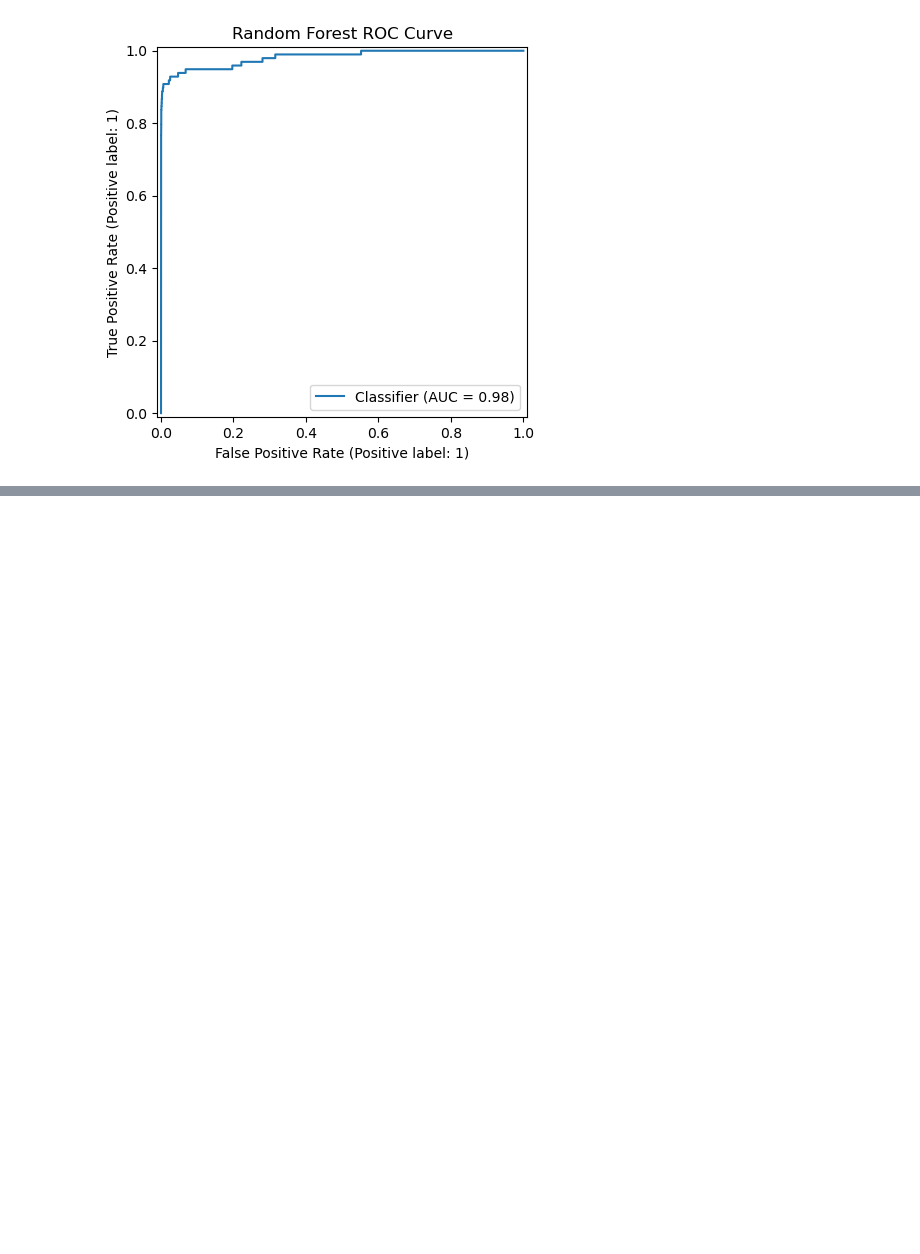
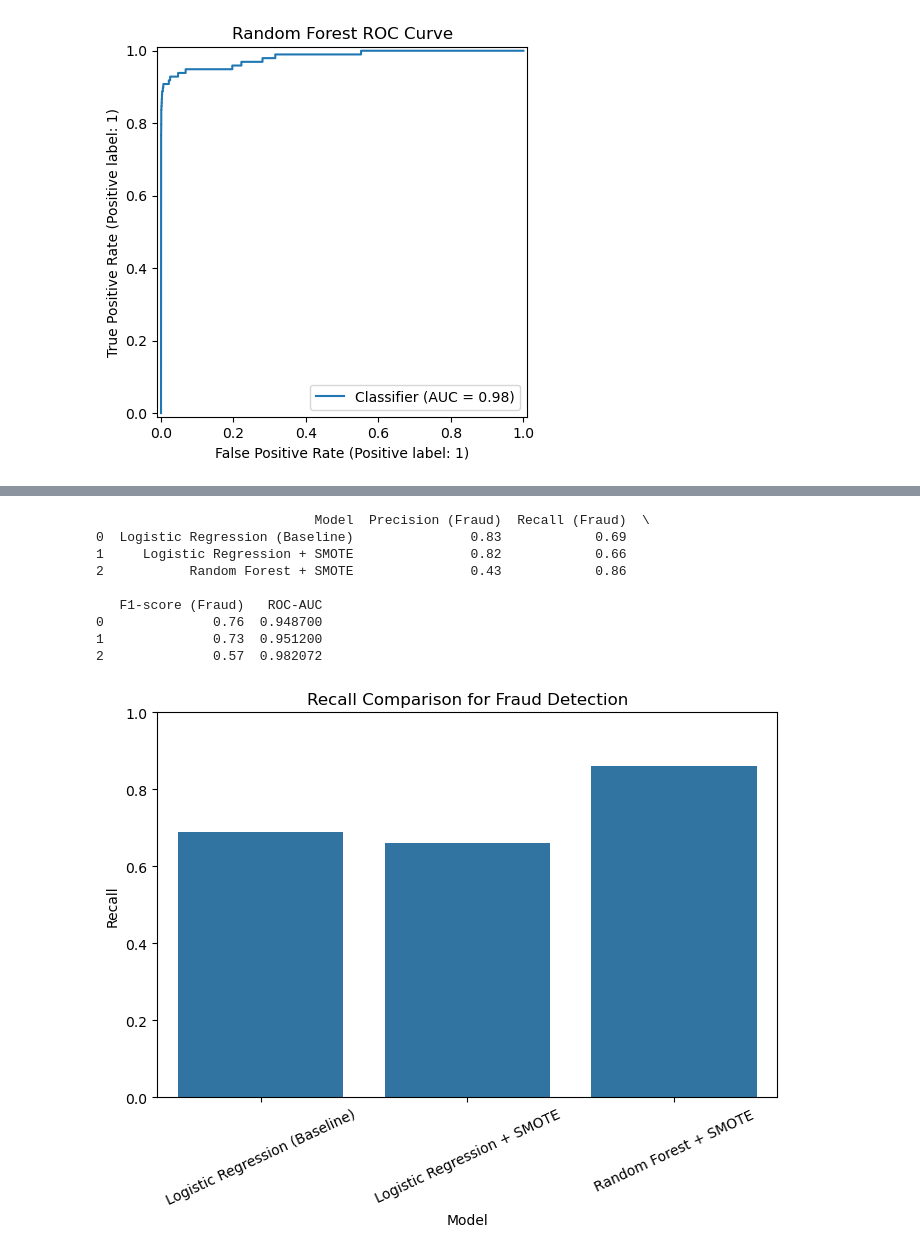
Before and after one commit to alexjrobson/fraud-detection, a Jupyter notebook: notebooks/fraud_detection_mvp.ipynb, the cells around one changed output, grey strips where cells are left out. Cells and saved outputs as stored; diff of their text form; code cells hidden in the pictures; blank space fills up the shorter version.

```diff
--- a/notebooks/fraud_detection_mvp.ipynb
+++ b/notebooks/fraud_detection_mvp.ipynb
@@ -156,0 +218,56 @@ ROC-AUC: 0.9820723344205436
+# %%
+import pandas as pd
+import matplotlib.pyplot as plt
+import seaborn as sns
+
+# Collect key metrics
+comparison = pd.DataFrame({
+    "Model": [
+        "Logistic Regression (Baseline)",
+        "Logistic Regression + SMOTE",
+        "Random Forest + SMOTE"
+    ],
+    "Precision (Fraud)": [
+        0.83,  # Baseline LR
+        0.82,  # LR + SMOTE
+        0.43   # RF + SMOTE
+    ],
+    "Recall (Fraud)": [
+        0.69,  # Baseline LR
+        0.66,  # LR + SMOTE
+        0.86   # RF + SMOTE
+    ],
+    "F1-score (Fraud)": [
+        0.76,
+        0.73,
+        0.57
+    ],
+    "ROC-AUC": [
+        0.9487,
+        0.9512,
+        0.9820723344205436
+    ]
+})
+
+# Display table
+print(comparison)
+
+#Bar plot for Recall
+plt.figure(figsize=(8,5))
+sns.barplot(x="Model", y="Recall (Fraud)", data=comparison)
+plt.title("Recall Comparison for Fraud Detection")
+plt.ylabel("Recall")
+plt.xticks(rotation=25)
+plt.ylim(0,1)
+plt.show()
+# %% [output]
+                            Model  Precision (Fraud)  Recall (Fraud)  \
+0  Logistic Regression (Baseline)               0.83            0.69
+1     Logistic Regression + SMOTE               0.82            0.66
+2           Random Forest + SMOTE               0.43            0.86
+
+   F1-score (Fraud)   ROC-AUC
+0              0.76  0.948700
+1              0.73  0.951200
+2              0.57  0.982072
+[figure, added]
```
Also changed, not shown: parts of 7 cells of this notebook, 1 other file.
